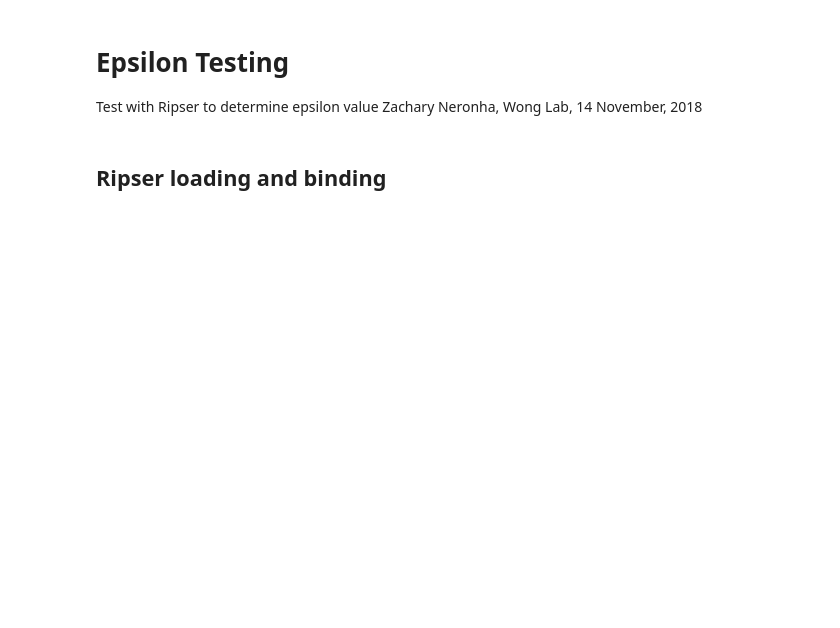
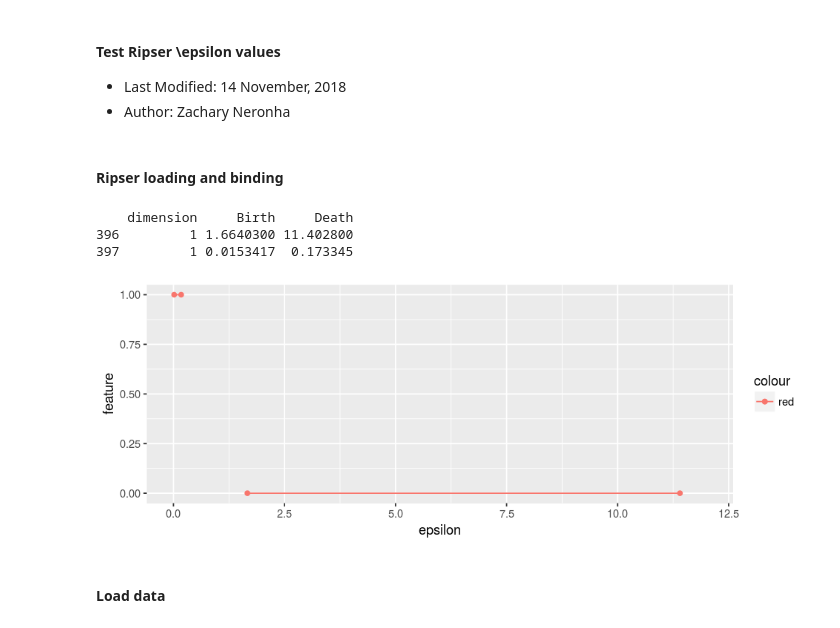
Before and after one commit to zneronha/Fall2018, a Jupyter notebook: RpsrEpsilonTesting.ipynb, the cells around one changed output. Drawn from its saved outputs; the diff is of its cells as text; code cells hidden in the pictures; blank space fills up the shorter version.

Commit message:
Plotting updates and experimentation

```diff
--- a/RpsrEpsilonTesting.ipynb
+++ b/RpsrEpsilonTesting.ipynb
@@ -1,7 +1,8 @@
 # %% [markdown]
-# Epsilon Testing
-Test with Ripser to determine epsilon value
-Zachary Neronha, Wong Lab, 14 November, 2018
+#### Test Ripser \epsilon values
+
+- Last Modified: 14 November, 2018
+- Author: Zachary Neronha
 # %%
 library(TDA)
 library(repr)
@@ -11,5 +14,5 @@ library("ripserr")
 # %% [markdown]
-## Ripser loading and binding
+#### Ripser loading and binding
 # %%
 ## Parse raw output from Ripser
 parseOutput = function( output ){
@@ -74,4 +77,35 @@ ripserDiag = function( X, dimension, threshold, format = "point-cloud" ){
 
     return( parseOutput( ripserOut ) )
 }
+# %%
+dim1barcode = function(dimintervals){
+    numintervals = dim(dimintervals)[1]
+    ystep = 1/numintervals
+
+    if (ystep==1){
+        ystep = 0.5
+    }
+    ymat = 0:ystep:1
+    g = ggplot()
+
+    bmat = dimintervals[,2]
+    dmat = dimintervals[,3]
+    g = g + geom_point(aes(x = bmat,y = ymat,colour = 'red'))
+    g = g + geom_point(aes(x = dmat,y = ymat,colour = 'red'))
+    g = g + geom_segment(aes(x = bmat,y = ymat,xend = dmat,yend = ymat,colour = 'red'))
+
+    g = g + ylab("feature") + xlab("epsilon")
+    g = g + xlim(0,12) + ylim(0,1)
+    return(g)
+}
+# %%
+dim1barcode(dim1)
+print(dim1)
+# %% [output]
+    dimension     Birth     Death
+396         1 1.6640300 11.402800
+397         1 0.0153417  0.173345
+[figure, added]
+# %% [markdown]
+#### Load data
 # %%
```
Also changed, not shown: parts of 7 cells of this notebook.
